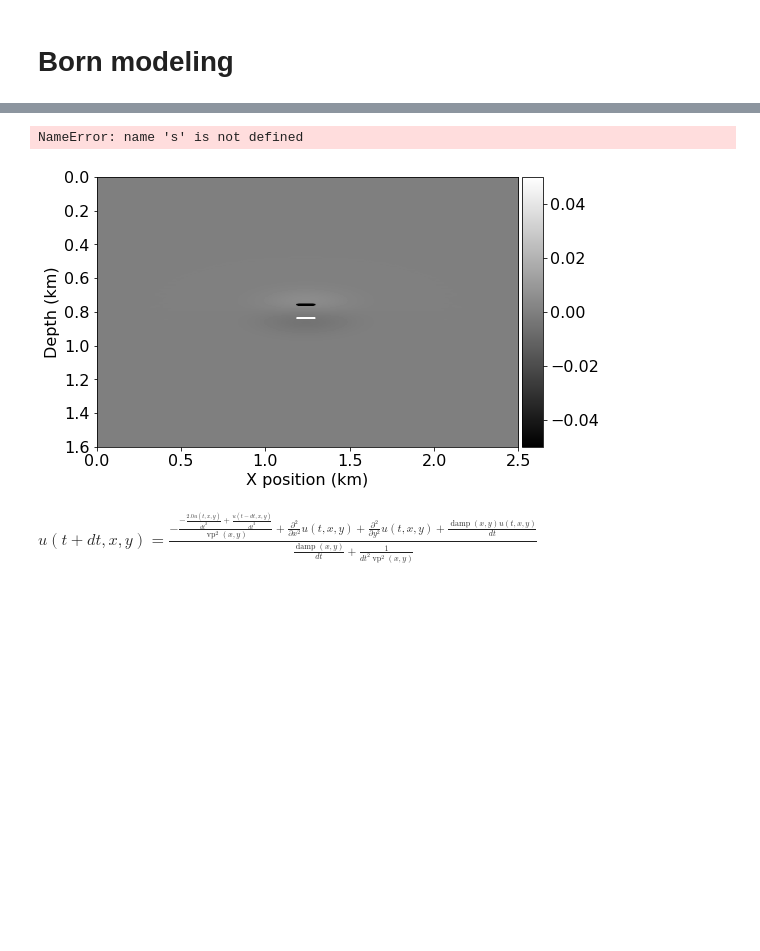
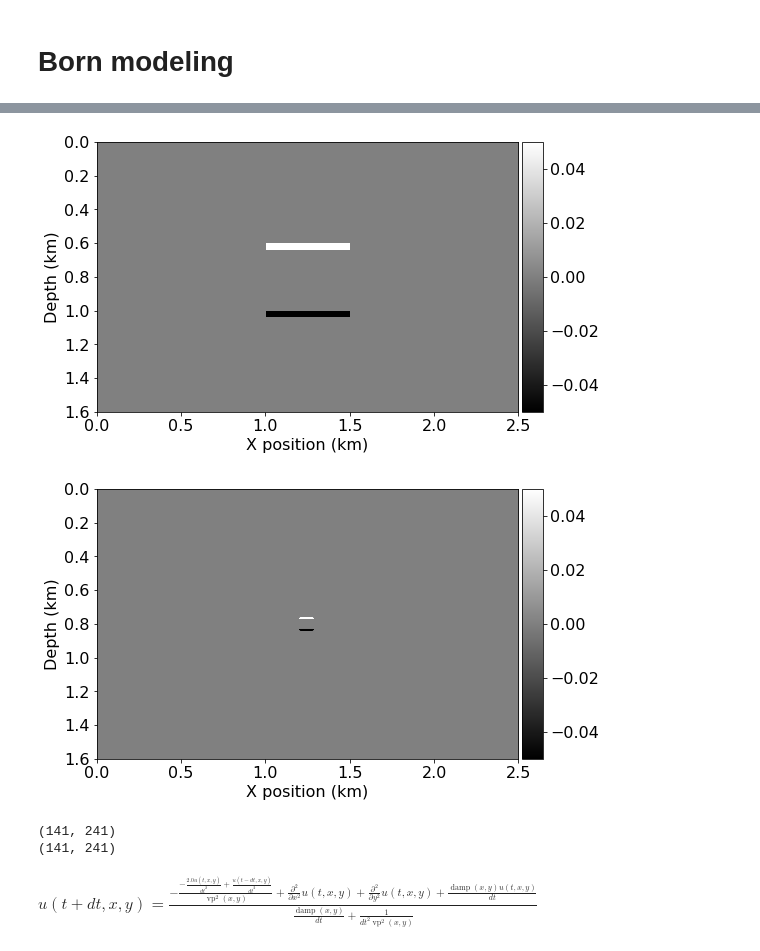
Before and after one commit to AtilaSaraiva/Devito-playbox, a Jupyter notebook: Born Modeling.ipynb, the cells around one changed output, grey strips where cells are left out. Drawn from its saved outputs; the diff is of its cells as text; code cells hidden in the pictures; blank space fills up the shorter version.

Commit message:
Finally got Born modelling working without using the Acoustic Solver, the code is a mess so I still need to better document it for future reference.

```diff
--- a/Born Modeling.ipynb
+++ b/Born Modeling.ipynb
@@ -113,9 +113,8 @@ Operator `smooth` ran in 0.01 s
 # %%
 u = TimeFunction(name='u', grid=model0.grid, save=None,
-                time_order=2, space_order=space_order)
-U = TimeFunction(name='U', grid=model0.grid, )
+                time_order=2, space_order=2)
+U = TimeFunction(name='U', grid=model0.grid, save=None,
+                time_order=2, space_order=2)
-# %% [output]
-NameError: name 's' is not defined
 # %%
 from mpl_toolkits.axes_grid1.axes_divider import make_axes_locatable
 
@@ -150,10 +149,23 @@ def plot_image(data, vmin=None, vmax=None, colorbar=True, cmap="gray"):
         plt.colorbar(plot, cax=cax)
     plt.show()
 # %%
-slices=tuple(slice(model.nbl,-model.nbl) for _ in range(2))
-dm_true = (model.vp.data**(-2) - model0.vp.data**(-2))[slices]
-plot_image(np.diff(dm_true, axis=1))
+#slices=tuple(slice(model.nbl,-model.nbl) for _ in range(2))
+#dm_true = (model.vp.data**(-2) - model0.vp.data**(-2))[slices]
+#plot_image(np.diff(dm_true, axis=1))
+shape = model0.grid.shape
+dm_ref = np.zeros(shape,dtype=np.float32)
+vel[shape[0]//2-2:shape[0]//2+2, (shape[1]//2-5):(shape[1]//2+5)] = 2.5
+dm_ref[shape[0]//2-2:shape[0]//2+2, (shape[1]//2-5)] = 1
+dm_ref[shape[0]//2-2:shape[0]//2+2, (shape[1]//2+5)] = -1
+
+plot_image(dm_ref[shape[0]//2-10:shape[0]//2+10, (shape[1]//2-20):(shape[1]//2+20)])
+plot_image(dm_ref)
+print(dm_ref.shape)
+print(model.grid.shape)
 # %% [output]
-[figure, old version]
+[figure, new version]
+[figure, added]
+(141, 241)
+(141, 241)
 # %%
 pdeBorn = model0.m * u.dt2 - u.laplace + model0.damp * u.dt
```
Also changed, not shown: parts of 9 cells of this notebook, 1 other file.
